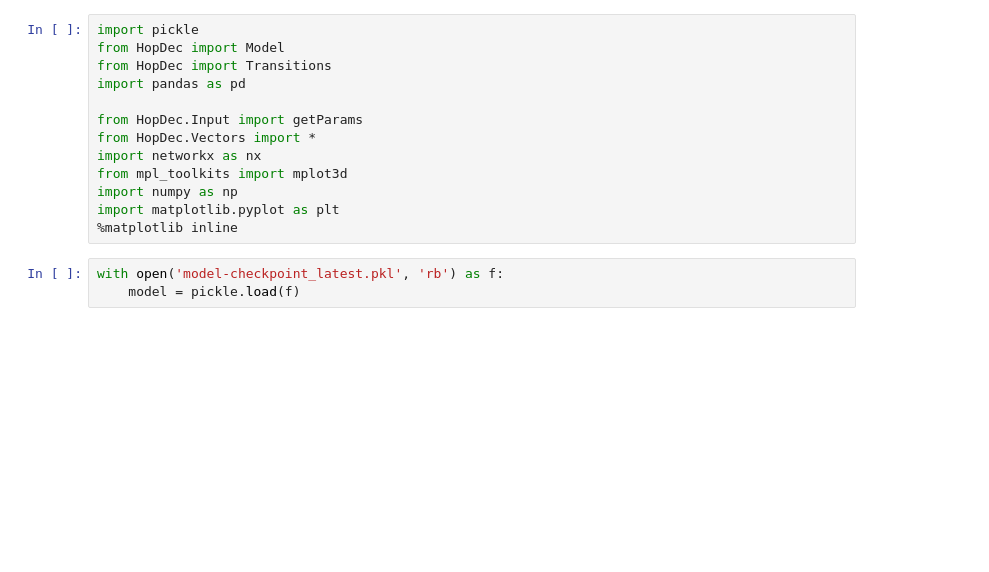
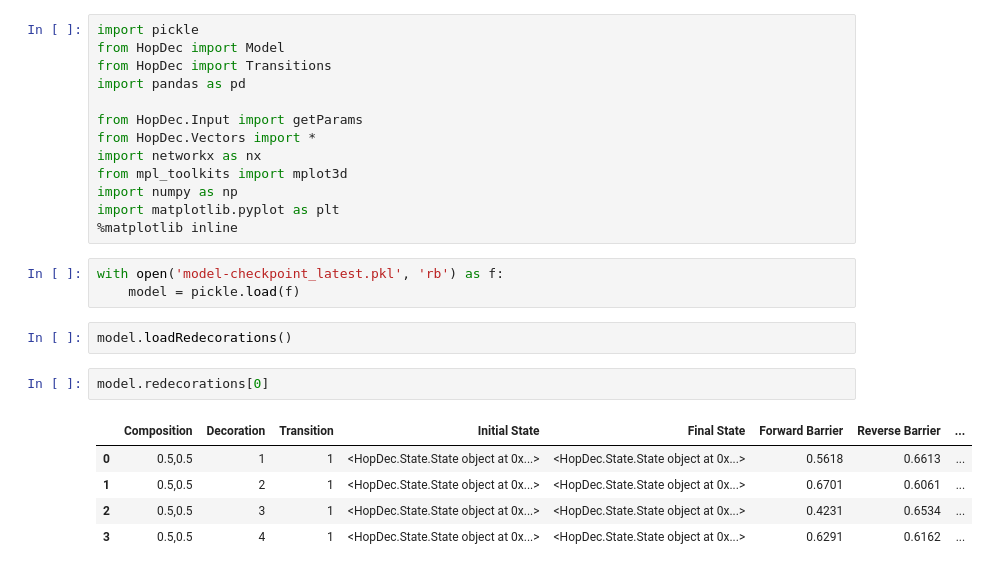
Before and after one commit to lanl/Hop-Decorate, a Jupyter notebook: examples/main-functionality/CuNi/model-growth-canonical-labelling/inspectModel.ipynb, the cells around one changed output. Cells and saved outputs as stored; diff of their text form; blank space fills up the shorter version.

```diff
--- a/examples/main-functionality/CuNi/model-growth-canonical-labelling/inspectModel.ipynb
+++ b/examples/main-functionality/CuNi/model-growth-canonical-labelling/inspectModel.ipynb
@@ -14,3 +14,13 @@ import matplotlib.pyplot as plt
 # %%
 with open('model-checkpoint_latest.pkl', 'rb') as f:
     model = pickle.load(f)
+# %%
+model.loadRedecorations()
+# %%
+model.redecorations[0]
+# %% [output]
+|  | Composition | Decoration | Transition | Initial State | Final State | Forward Barrier | Reverse Barrier | ... |
+| 0 | 0.5,0.5 | 1 | 1 | <HopDec.State.State object at 0x...> | <HopDec.State.State object at 0x...> | 0.5618 | 0.6613 | ... |
+| 1 | 0.5,0.5 | 2 | 1 | <HopDec.State.State object at 0x...> | <HopDec.State.State object at 0x...> | 0.6701 | 0.6061 | ... |
+| 2 | 0.5,0.5 | 3 | 1 | <HopDec.State.State object at 0x...> | <HopDec.State.State object at 0x...> | 0.4231 | 0.6534 | ... |
+| 3 | 0.5,0.5 | 4 | 1 | <HopDec.State.State object at 0x...> | <HopDec.State.State object at 0x...> | 0.6291 | 0.6162 | ... |
```
Also changed, not shown: parts of 5 cells of this notebook, 20 other files.
